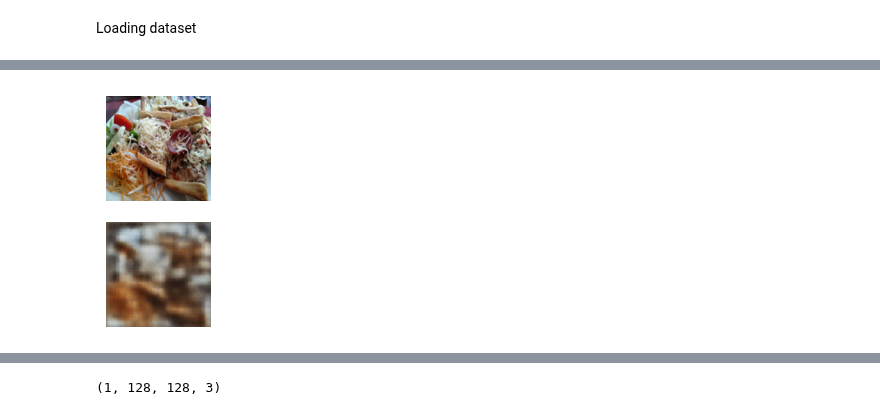
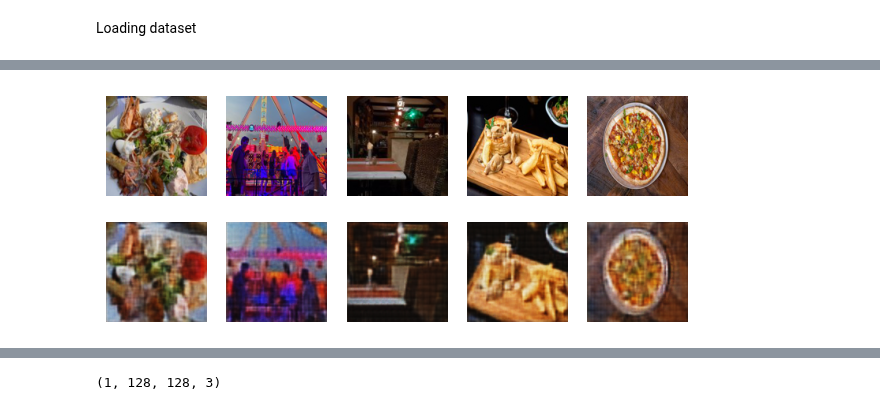
Before and after one commit to hikmatelhaj/machine-learning-project, a Jupyter notebook: sprint3_autoencoder.ipynb, the cells around one changed output, grey strips where cells are left out. Saved outputs shown, nothing was run; the diff lists cells and outputs as text; code cells hidden in the pictures.

Commit message:
reconstructie op volledige dataset toegepast

```diff
--- a/sprint3_autoencoder.ipynb
+++ b/sprint3_autoencoder.ipynb
@@ -17,7 +52,7 @@ Loading dataset
 
 IMG_HEIGHT = 128
 IMG_WIDTH = 128
-img_folder = "tripadvisor_dataset/tripadvisor_images"
+img_folder = "tripadvisor_dataset/tripadvisor_images_small"
 
 def create_dataset(img_folder, n=None):
     # n = amount of images
@@ -33,7 +68,7 @@ def create_dataset(img_folder, n=None):
         images[i]=img_np/255
     return images
 
-images = create_dataset(img_folder, 1000)
+images = create_dataset(img_folder)
 images_length = len(images)
 X_train_full = images
 X_train_full.shape
@@ -65,7 +100,7 @@ conv_ae = keras.models.Sequential([conv_encoder, conv_decoder])
 
 conv_ae.compile(loss="binary_crossentropy", optimizer=keras.optimizers.SGD(learning_rate=1.0),
                 metrics=[rounded_accuracy])
-history = conv_ae.fit(X_train_full, X_train_full, epochs=5)
+history = conv_ae.fit(X_train_full, X_train_full, epochs=10)
 
 # print(conv_encoder.summary())
 # conv_decoder.summary()
@@ -89,7 +136,7 @@ def plot_image(image):
     plt.axis("off")
 
 
-def show_reconstructions(model, images=X_train_full, n_images=1):
+def show_reconstructions(model, images=X_train_full, n_images=5):
     reconstructions = model.predict(images[:n_images])
     fig = plt.figure(figsize=(n_images * 1.5, 3))
     for image_index in range(n_images):
@@ -107 +154 @@ plt.show()
-[figure, old version]
+[figure, new version]
```
Also changed, not shown: parts of 9 cells of this notebook, 1 other file.
